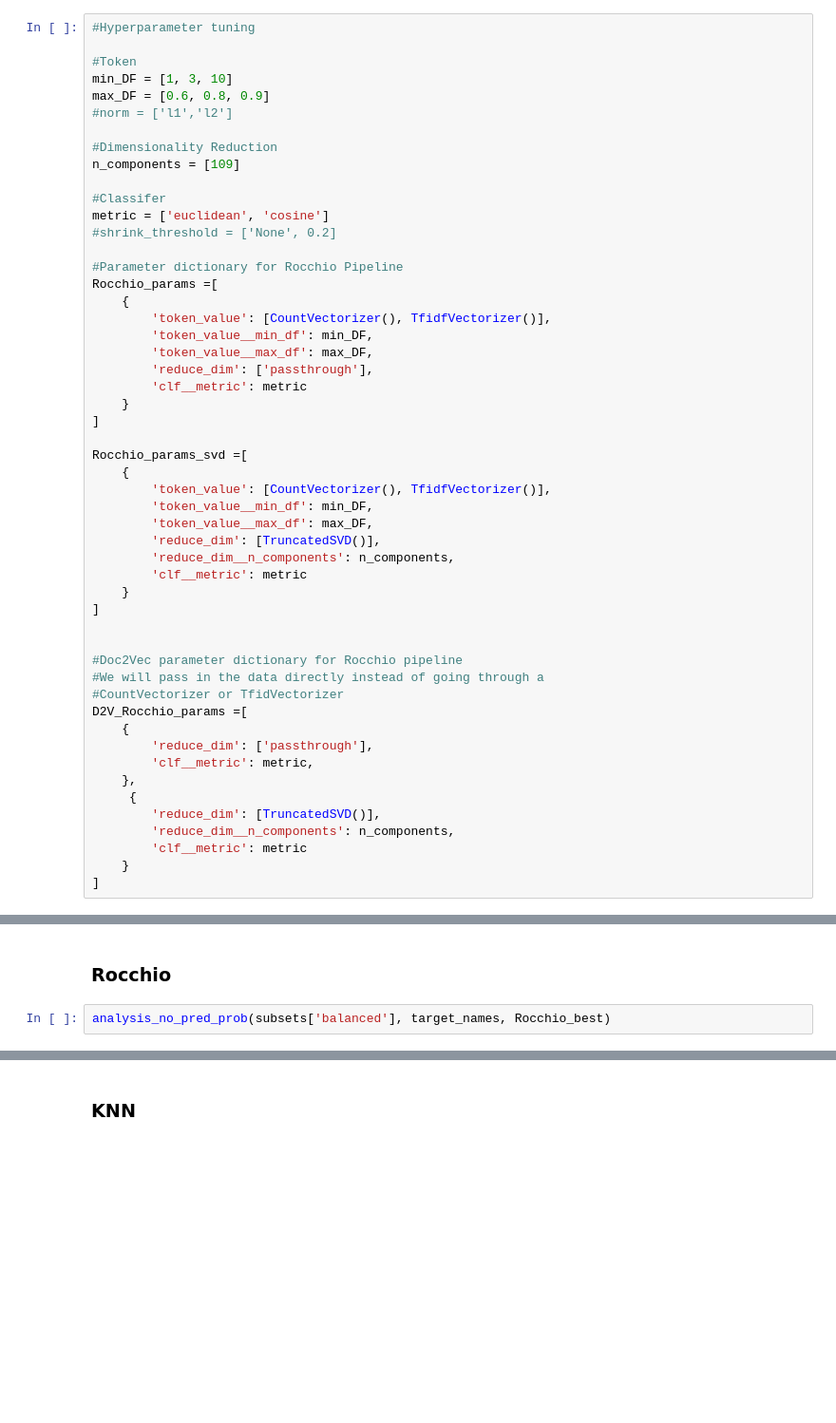
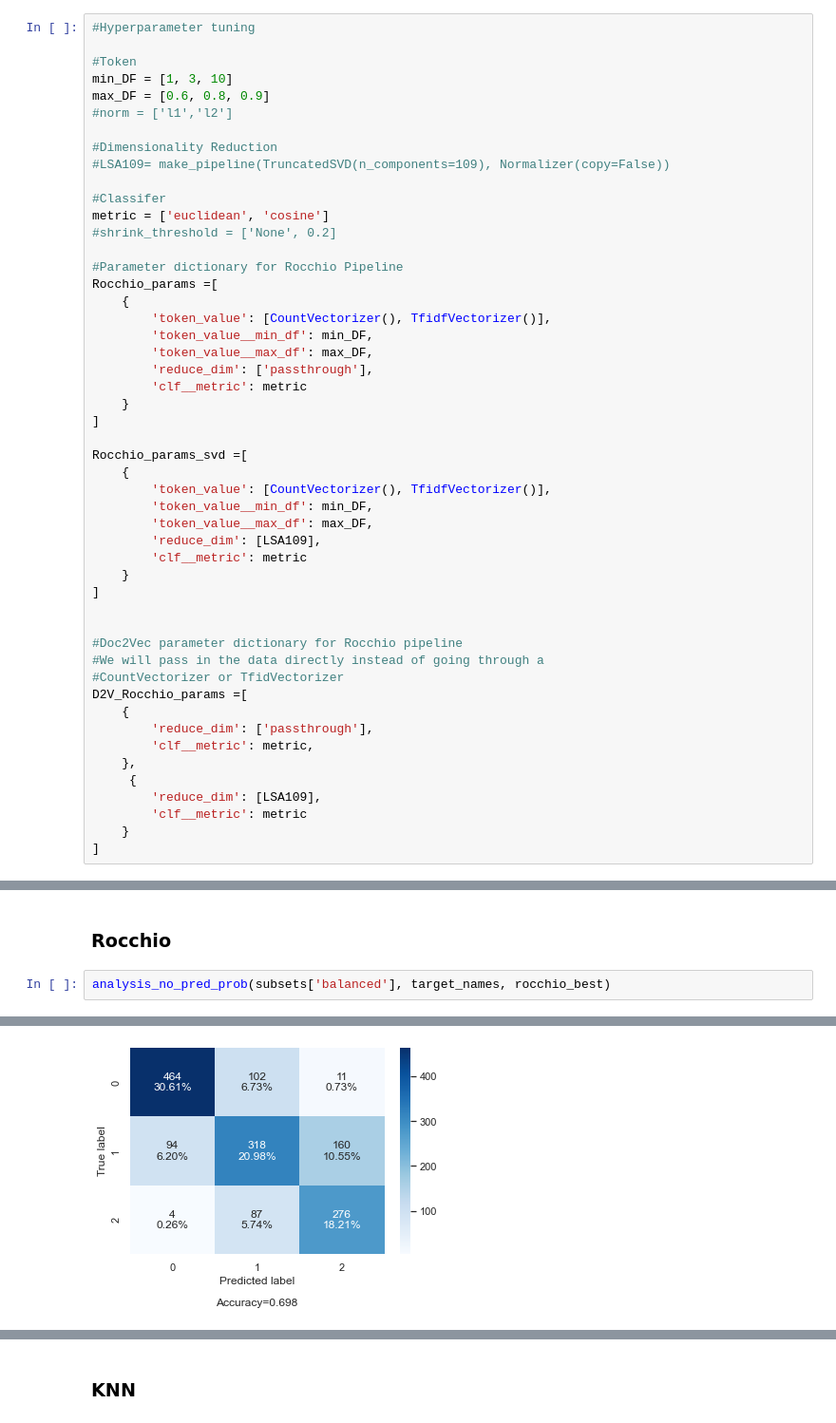
Before and after one commit to jjbocek/ToxicApp, a Jupyter notebook: Final_Project/Toxic_App_Main.ipynb, the cells around one changed output, grey strips where cells are left out. Shown at 95% size. Cells and saved outputs as stored; diff of their text form; blank space fills up the shorter version.

Commit message:
eval graphs

```diff
--- a/Final_Project/Toxic_App_Main.ipynb
+++ b/Final_Project/Toxic_App_Main.ipynb
@@ -504,7 +516,7 @@ max_DF = [0.6, 0.8, 0.9]
 #norm = ['l1','l2']
 
 #Dimensionality Reduction
-n_components = [109]
+#LSA109= make_pipeline(TruncatedSVD(n_components=109), Normalizer(copy=False))
 
 #Classifer
 metric = ['euclidean', 'cosine']
@@ -526,8 +538,7 @@ Rocchio_params_svd =[
         'token_value': [CountVectorizer(), TfidfVectorizer()],
         'token_value__min_df': min_DF,
         'token_value__max_df': max_DF,
-        'reduce_dim': [TruncatedSVD()],
-        'reduce_dim__n_components': n_components,
+        'reduce_dim': [LSA109],
         'clf__metric': metric
     }
 ]
@@ -542,8 +553,7 @@ D2V_Rocchio_params =[
         'clf__metric': metric,
     },
      {
-        'reduce_dim': [TruncatedSVD()],
-        'reduce_dim__n_components': n_components,
+        'reduce_dim': [LSA109],
         'clf__metric': metric
     }
 ]
@@ -770,4 +820,5 @@ weighted avg       0.64      0.62      0.60      1516
 # %% [markdown]
 ### Rocchio
 # %%
-analysis_no_pred_prob(subsets['balanced'], target_names, Rocchio_best)
+analysis_no_pred_prob(subsets['balanced'], target_names, rocchio_best)
+# %% [output]
@@ -774 +834,2 @@ analysis_no_pred_prob(subsets['balanced'], target_names, Rocchio_best)
+[figure, added]
 # %%
```
Also changed, not shown: parts of 27 cells of this notebook.
